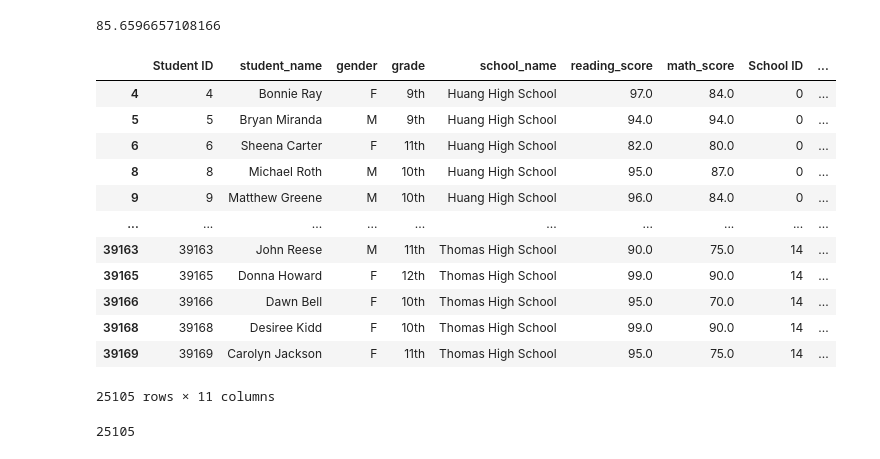
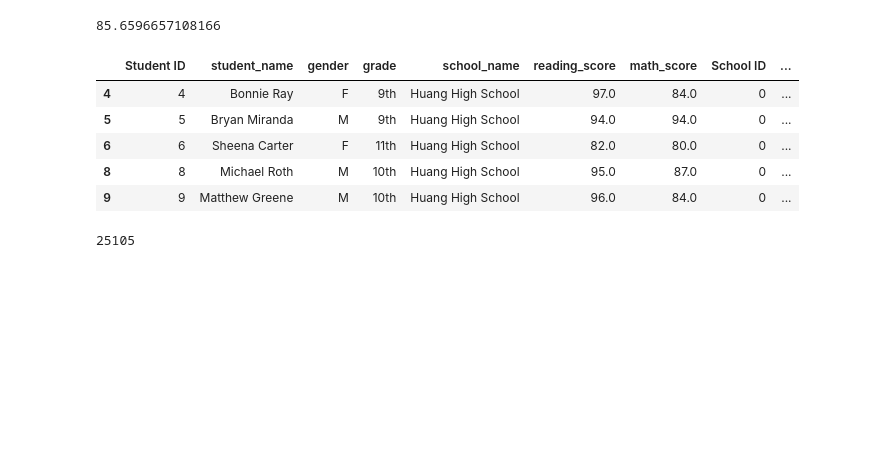
Before and after one commit to Brownzj02/School_District_Analysis, a Jupyter notebook: PyCitySchools_Challenge.ipynb, the cells around one changed output. Cells and saved outputs as stored; diff of their text form; code cells hidden in the pictures; blank space fills up the shorter version.

```diff
--- a/PyCitySchools_Challenge.ipynb
+++ b/PyCitySchools_Challenge.ipynb
@@ -57,7 +57,6 @@ student_data_df
 | 39169 | 39169 | Carolyn Jackson | F | 11th | Thomas High School | 95.0 | 75 |
 39170 rows × 7 columns
 # %%
-school_data_df = pd.read_csv(school_data_to_load)
-school_data_df
+school_data_df.tail()
 # %% [output]
 |  | School ID | school_name | type | size | budget |
@@ -249,22 +208,15 @@ passing_reading_percentage
 # %%
 # Calculate the students who passed both reading and math.
 passing_math_reading = school_data_complete_df[(school_data_complete_df["math_score"] >= 70)
                                                & (school_data_complete_df["reading_score"] >= 70)]
-passing_math_reading
+passing_math_reading.head()
 # %% [output]
 |  | Student ID | student_name | gender | grade | school_name | reading_score | math_score | School ID | ... |
 | 4 | 4 | Bonnie Ray | F | 9th | Huang High School | 97.0 | 84.0 | 0 | ... |
 | 5 | 5 | Bryan Miranda | M | 9th | Huang High School | 94.0 | 94.0 | 0 | ... |
 | 6 | 6 | Sheena Carter | F | 11th | Huang High School | 82.0 | 80.0 | 0 | ... |
 | 8 | 8 | Michael Roth | M | 10th | Huang High School | 95.0 | 87.0 | 0 | ... |
 | 9 | 9 | Matthew Greene | M | 10th | Huang High School | 96.0 | 84.0 | 0 | ... |
-| ... | ... | ... | ... | ... | ... | ... | ... | ... | ... |
-| 39163 | 39163 | John Reese | M | 11th | Thomas High School | 90.0 | 75.0 | 14 | ... |
-| 39165 | 39165 | Donna Howard | F | 12th | Thomas High School | 99.0 | 90.0 | 14 | ... |
-| 39166 | 39166 | Dawn Bell | F | 10th | Thomas High School | 95.0 | 70.0 | 14 | ... |
-| 39168 | 39168 | Desiree Kidd | F | 10th | Thomas High School | 99.0 | 90.0 | 14 | ... |
-| 39169 | 39169 | Carolyn Jackson | F | 11th | Thomas High School | 95.0 | 75.0 | 14 | ... |
-25105 rows × 11 columns
 # %%
 # Calculate the number of students that passed both reading and math.
 overall_passing_math_reading_count = passing_math_reading["student_name"].count()
```
Also changed, not shown: parts of 112 cells of this notebook, 1 other file.
